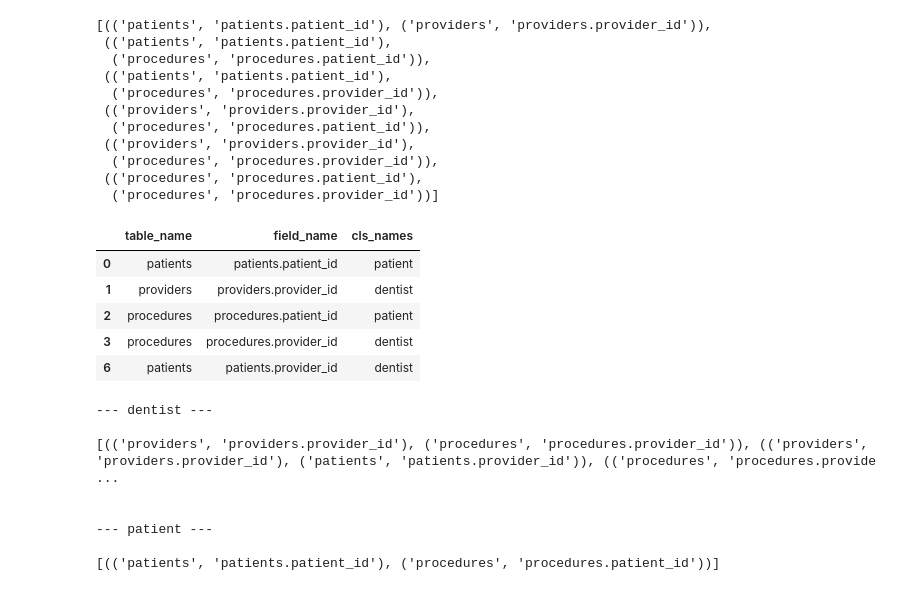
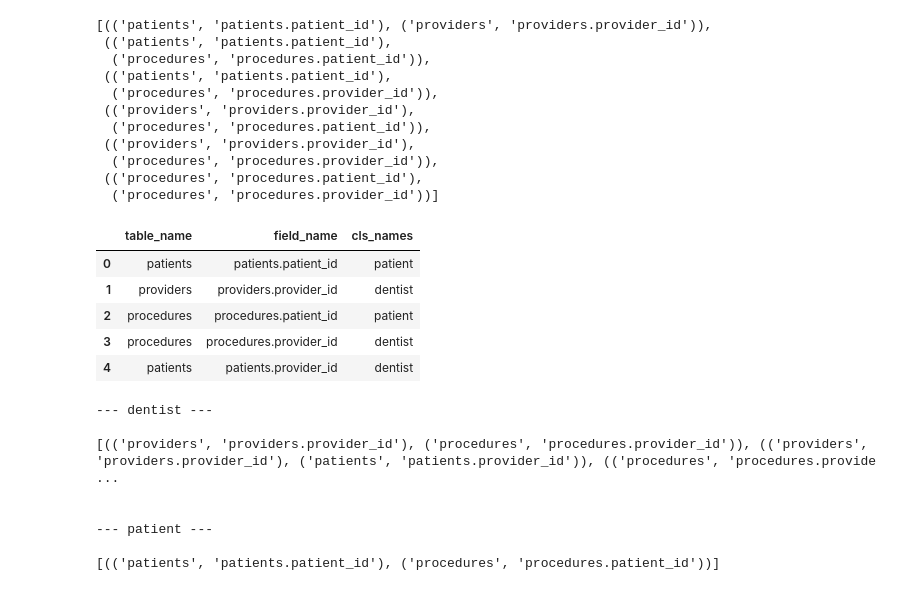
Before and after one commit to wdduncan/test-data-field-punning, a Jupyter notebook: notebooks/schema_demo.ipynb, the cells around one changed output. Saved outputs shown, nothing was run; the diff lists cells and outputs as text; code cells hidden in the pictures.

```diff
--- a/notebooks/schema_demo.ipynb
+++ b/notebooks/schema_demo.ipynb
@@ -664,18 +664,18 @@ list(tables_fields_pairs)
  (('procedures', 'procedures.patient_id'),
   ('procedures', 'procedures.provider_id'))]
 # %%
-temp_df = field_df.copy()
-temp_df.loc[6, 'table_name'] = 'patients'
-temp_df.loc[6,'field_name'] = 'patients.provider_id'
-temp_df.loc[6, 'cls_names'] = 'dentist'
-temp_df
+temp_field_df = field_df.copy()
+temp_field_df.loc[4, 'table_name'] = 'patients'
+temp_field_df.loc[4,'field_name'] = 'patients.provider_id'
+temp_field_df.loc[4, 'cls_names'] = 'dentist'
+temp_field_df
 # %% [output]
 |  | table_name | field_name | cls_names |
 | 0 | patients | patients.patient_id | patient |
 | 1 | providers | providers.provider_id | dentist |
 | 2 | procedures | procedures.patient_id | patient |
 | 3 | procedures | procedures.provider_id | dentist |
-| 6 | patients | patients.provider_id | dentist |
+| 4 | patients | patients.provider_id | dentist |
 # %%
 all_tables = list(temp_df['table_name'])
 all_pairs = []
```
Also changed, not shown: parts of 13 cells of this notebook.
